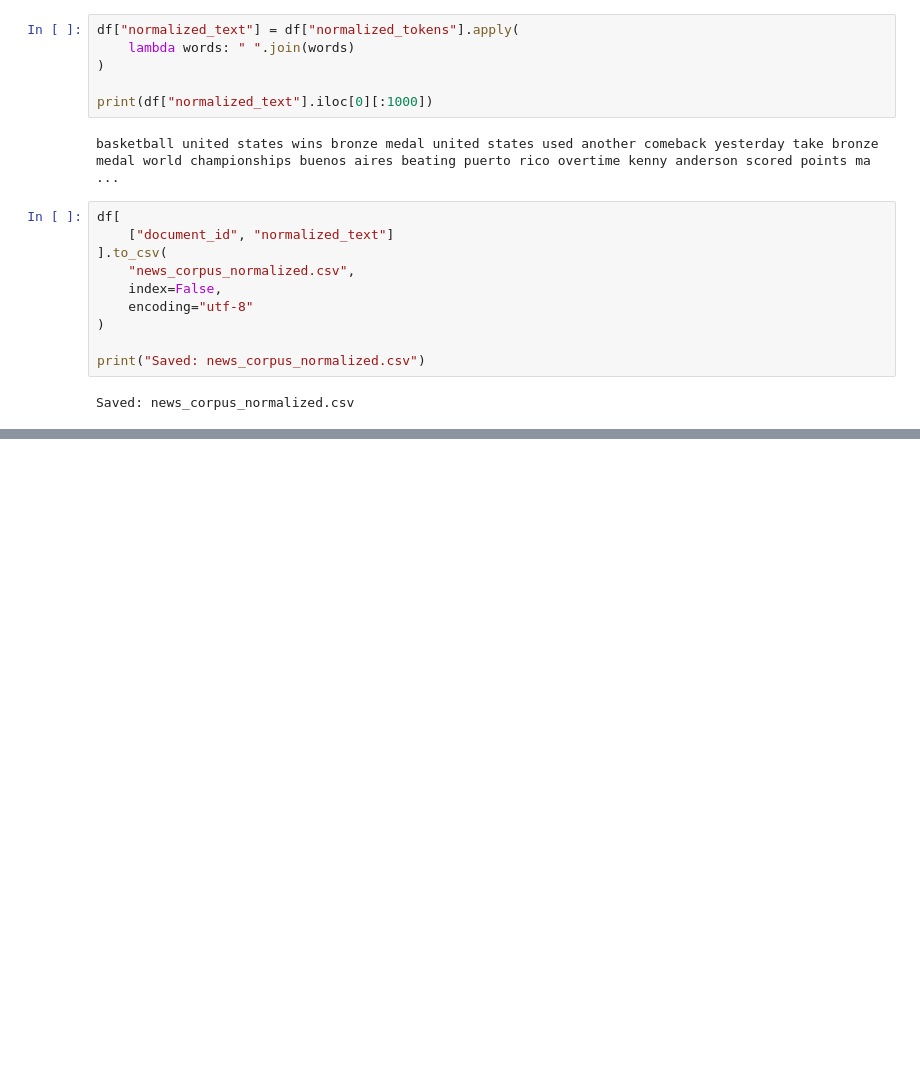
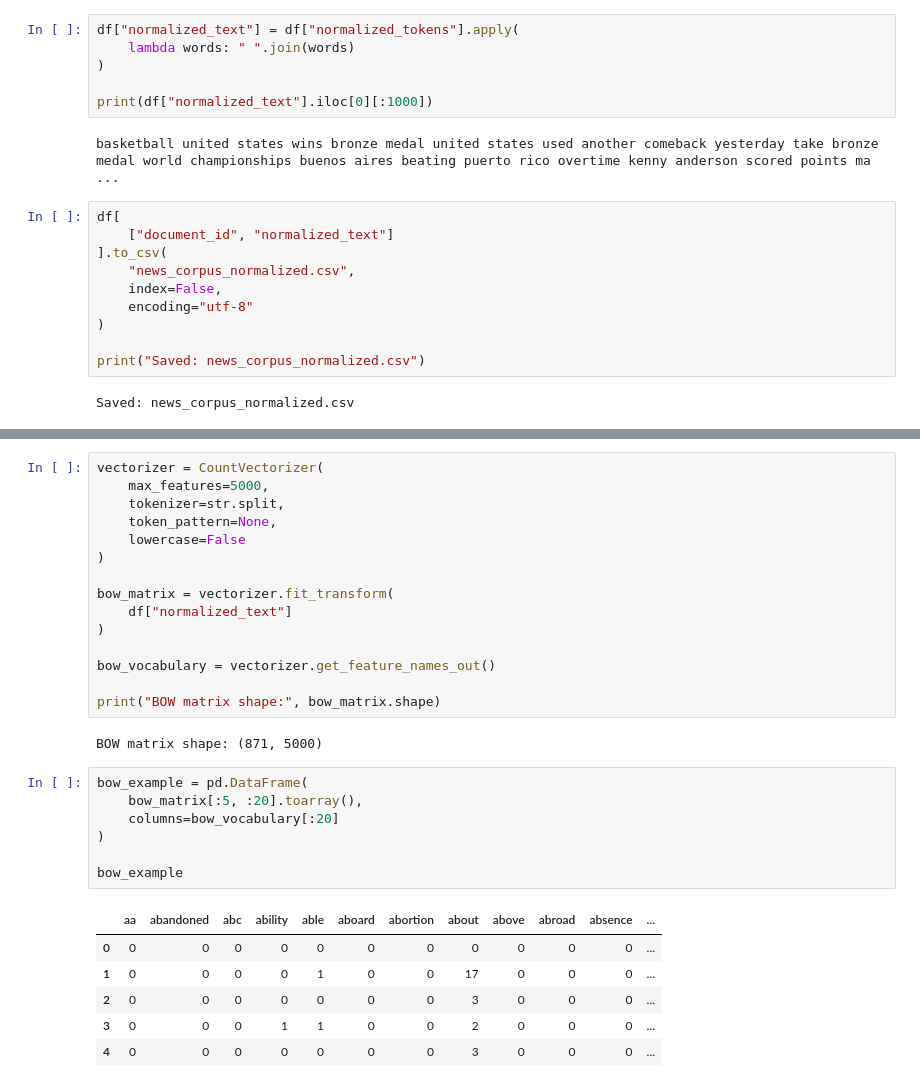
Before and after one commit to AHMADAMJAD0/NLP_with_Olga, a Jupyter notebook: NLP_task3.ipynb, the cells around one changed output, grey strips where cells are left out. Saved outputs shown, nothing was run; the diff lists cells and outputs as text; blank space fills up the shorter version.

```diff
--- a/NLP_task3.ipynb
+++ b/NLP_task3.ipynb
@@ -191,0 +277,31 @@ Saved: news_corpus_normalized.csv
+# %%
+vectorizer = CountVectorizer(
+    max_features=5000,
+    tokenizer=str.split,
+    token_pattern=None,
+    lowercase=False
+)
+
+bow_matrix = vectorizer.fit_transform(
+    df["normalized_text"]
+)
+
+bow_vocabulary = vectorizer.get_feature_names_out()
+
+print("BOW matrix shape:", bow_matrix.shape)
+# %% [output]
+BOW matrix shape: (871, 5000)
+# %%
+bow_example = pd.DataFrame(
+    bow_matrix[:5, :20].toarray(),
+    columns=bow_vocabulary[:20]
+)
+
+bow_example
+# %% [output]
+|  | aa | abandoned | abc | ability | able | aboard | abortion | about | above | abroad | absence | ... |
+| 0 | 0 | 0 | 0 | 0 | 0 | 0 | 0 | 0 | 0 | 0 | 0 | ... |
+| 1 | 0 | 0 | 0 | 0 | 1 | 0 | 0 | 17 | 0 | 0 | 0 | ... |
+| 2 | 0 | 0 | 0 | 0 | 0 | 0 | 0 | 3 | 0 | 0 | 0 | ... |
+| 3 | 0 | 0 | 0 | 1 | 1 | 0 | 0 | 2 | 0 | 0 | 0 | ... |
+| 4 | 0 | 0 | 0 | 0 | 0 | 0 | 0 | 3 | 0 | 0 | 0 | ... |
```
Also changed, not shown: parts of 7 cells of this notebook.
